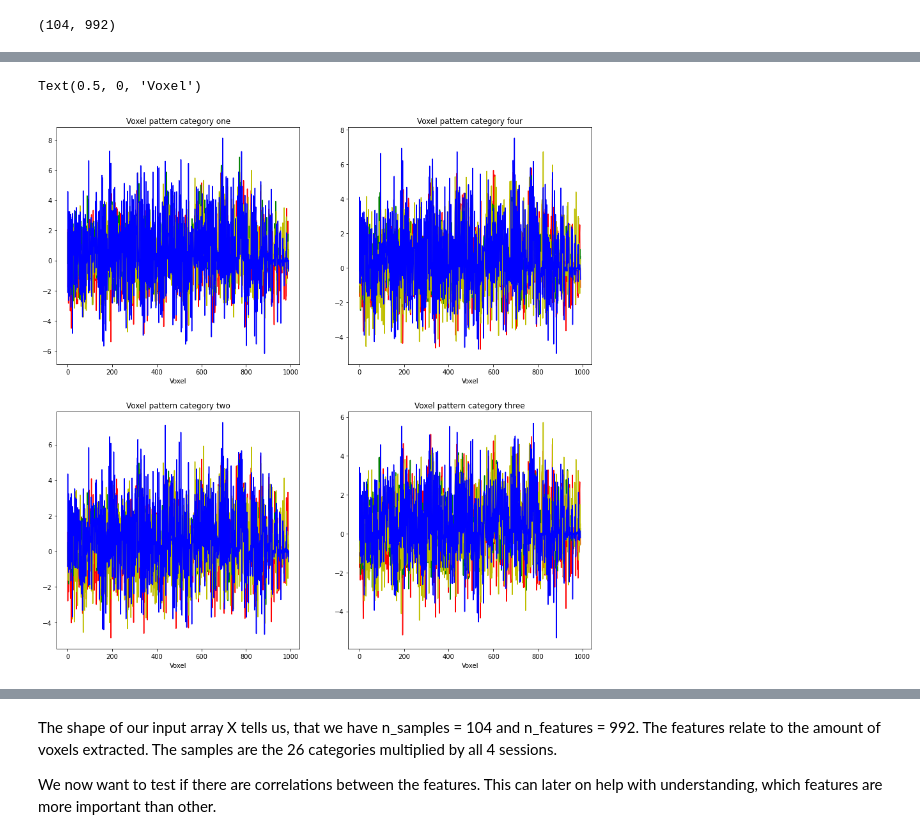
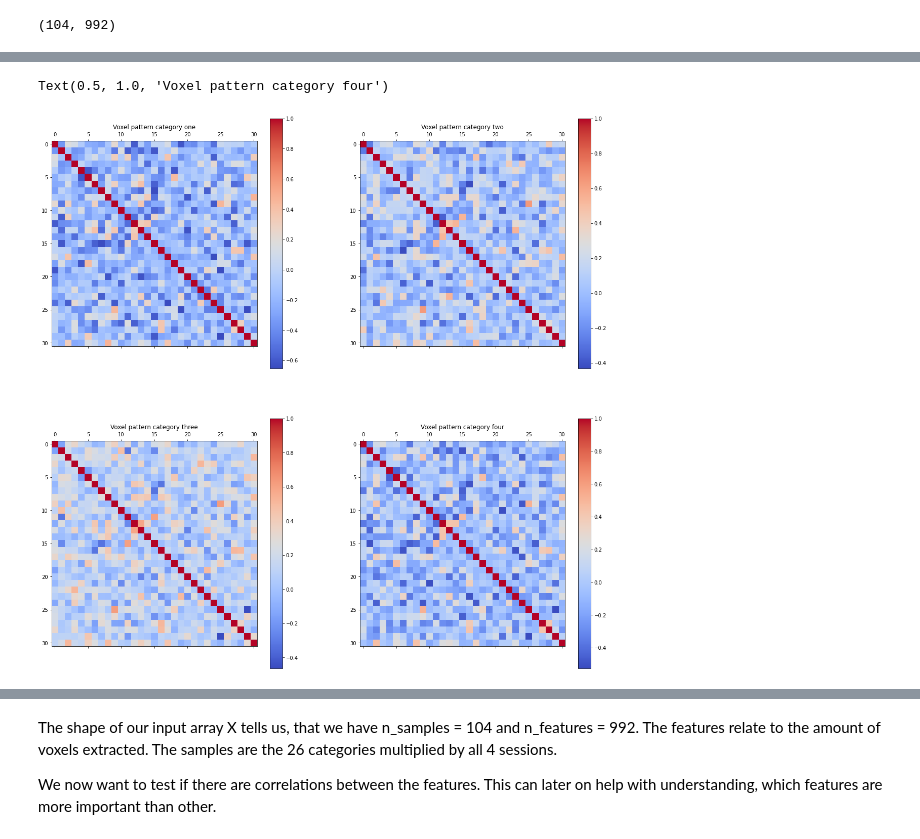
Before and after one commit to JNPauli/Banter, a Jupyter notebook: data/Support_Vector_Machine.ipynb, the cells around one changed output, grey strips where cells are left out. Drawn from its saved outputs; the diff is of its cells as text; code cells hidden in the pictures.

Commit message:
added new heatmap for voxel patterns

```diff
--- a/data/Support_Vector_Machine.ipynb
+++ b/data/Support_Vector_Machine.ipynb
@@ -144,34 +142,0 @@ Text(0.5, 1.0, 'Voxel pattern category four')
-# %%
-
-figure, axis = plt.subplots(2, 2,figsize=(15, 15))
-axis[0,0].plot(X_[0],color='r',label='cat one');
-axis[0,0].plot(X_[26], color = 'g')
-axis[0,0].plot(X_[52], color = 'y')
-axis[0,0].plot(X_[78], color = 'b')
-axis[0, 0].set_title("Voxel pattern category one")
-
-axis[1,0].plot(X_[1],color='r');
-axis[1,0].plot(X_[27], color = 'g')
-axis[1,0].plot(X_[53], color = 'y')
-axis[1,0].plot(X_[79], color = 'b')
-axis[1, 0].set_title("Voxel pattern category two")
-
-axis[1,1].plot(X_[2],color='r');
-axis[1,1].plot(X_[28], color = 'g')
-axis[1,1].plot(X_[54], color = 'y')
-axis[1,1].plot(X_[80], color = 'b')
-axis[1, 1].set_title("Voxel pattern category three")
-
-axis[0,1].plot(X_[3],color='r');
-axis[0,1].plot(X_[29], color = 'g')
-axis[0,1].plot(X_[55], color = 'y')
-axis[0,1].plot(X_[81], color = 'b')
-axis[0,1].set_title("Voxel pattern category four")
-
-axis[0,1].set_xlabel('Voxel')
-axis[1,1].set_xlabel('Voxel')
-axis[1,0].set_xlabel('Voxel')
-axis[0,0].set_xlabel('Voxel')
-# %% [output]
-Text(0.5, 0, 'Voxel')
-[figure, removed]
@@ -177,0 +149,27 @@ Text(0.5, 0, 'Voxel')
+# %%
+import matplotlib.pyplot as plt
+corr_1 =np.corrcoef(X_1)
+corr_2 =np.corrcoef(X_2)
+corr_3 =np.corrcoef(X_3)
+corr_4 =np.corrcoef(X_4)
+#plt.matshow(corr, cmap='coolwarm',ax = axis[0,1])
+#plt.colorbar()
+# %%
+import seaborn as sns
+figure, axis = plt.subplots(2, 2,figsize=(20, 20))
+im1 = axis[0,0].matshow(corr_1, cmap='coolwarm')
+im2= axis[0,1].matshow(corr_2, cmap='coolwarm')
+im3= axis[1,0].matshow(corr_3, cmap='coolwarm')
+im4= axis[1,1].matshow(corr_4, cmap='coolwarm')
+figure.colorbar(im1, orientation='vertical',ax=axis[0,1])
+figure.colorbar(im2, orientation='vertical',ax=axis[1,1])
+figure.colorbar(im3, orientation='vertical',ax=axis[0,0])
+figure.colorbar(im4, orientation='vertical',ax=axis[1,0])
+#figure.colorbar(orientation='vertical')
+axis[0, 0].set_title("Voxel pattern category one")
+axis[0, 1].set_title("Voxel pattern category two")
+axis[1, 0].set_title("Voxel pattern category three")
+axis[1, 1].set_title("Voxel pattern category four")
+# %% [output]
+Text(0.5, 1.0, 'Voxel pattern category four')
+[figure, added]
```
Also changed, not shown: parts of 9 cells of this notebook.
